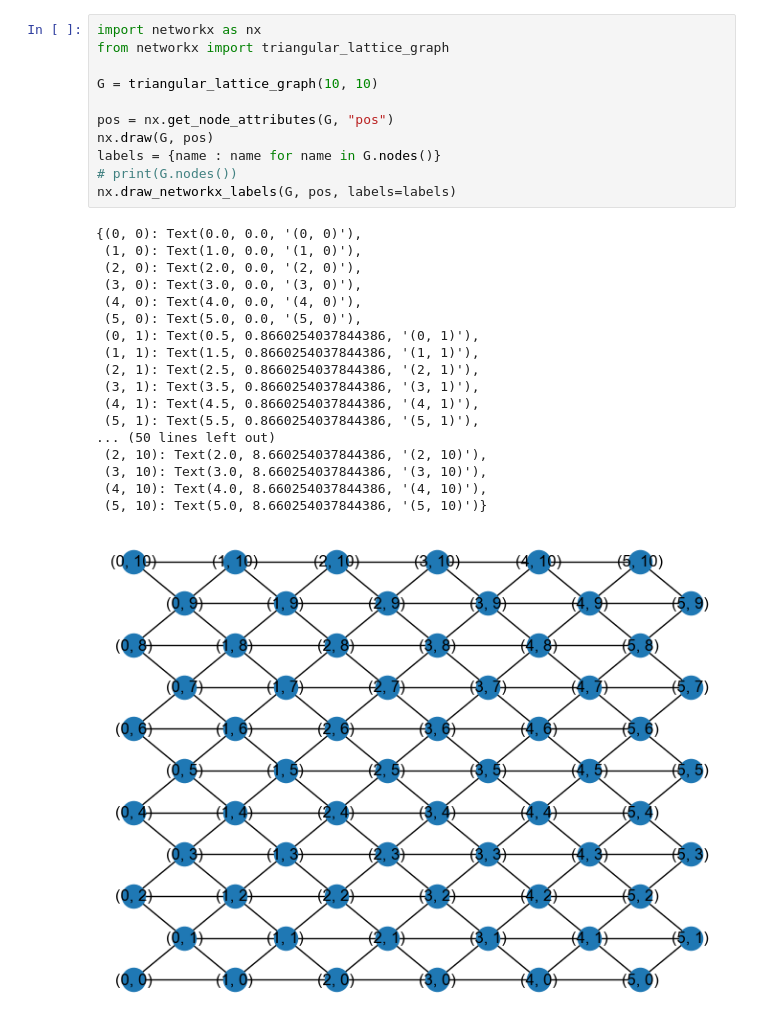
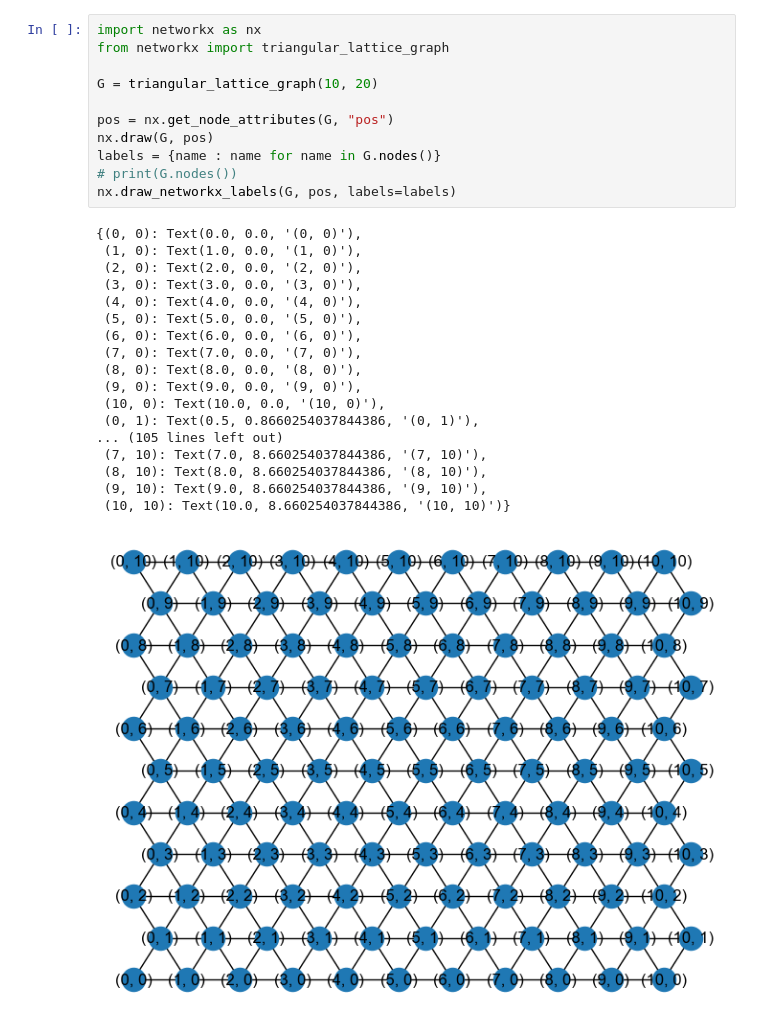
Before and after one commit to dziper/ECE227Tonnetz, a Jupyter notebook: Tonnetz.ipynb, the cells around one changed output. Cells and saved outputs as stored; diff of their text form.

```diff
--- a/Tonnetz.ipynb
+++ b/Tonnetz.ipynb
@@ -1,33 +1,33 @@
 # %%
 import networkx as nx
 from networkx import triangular_lattice_graph
 
-G = triangular_lattice_graph(10, 10)
+G = triangular_lattice_graph(10, 20)
 
 pos = nx.get_node_attributes(G, "pos")
 nx.draw(G, pos)
 labels = {name : name for name in G.nodes()}
 # print(G.nodes())
 nx.draw_networkx_labels(G, pos, labels=labels)
 # %% [output]
 {(0, 0): Text(0.0, 0.0, '(0, 0)'),
  (1, 0): Text(1.0, 0.0, '(1, 0)'),
  (2, 0): Text(2.0, 0.0, '(2, 0)'),
  (3, 0): Text(3.0, 0.0, '(3, 0)'),
  (4, 0): Text(4.0, 0.0, '(4, 0)'),
  (5, 0): Text(5.0, 0.0, '(5, 0)'),
+ (6, 0): Text(6.0, 0.0, '(6, 0)'),
+ (7, 0): Text(7.0, 0.0, '(7, 0)'),
+ (8, 0): Text(8.0, 0.0, '(8, 0)'),
+ (9, 0): Text(9.0, 0.0, '(9, 0)'),
+ (10, 0): Text(10.0, 0.0, '(10, 0)'),
  (0, 1): Text(0.5, 0.8660254037844386, '(0, 1)'),
- (1, 1): Text(1.5, 0.8660254037844386, '(1, 1)'),
- (2, 1): Text(2.5, 0.8660254037844386, '(2, 1)'),
- (3, 1): Text(3.5, 0.8660254037844386, '(3, 1)'),
- (4, 1): Text(4.5, 0.8660254037844386, '(4, 1)'),
- (5, 1): Text(5.5, 0.8660254037844386, '(5, 1)'),
-... (50 lines left out)
- (2, 10): Text(2.0, 8.660254037844386, '(2, 10)'),
- (3, 10): Text(3.0, 8.660254037844386, '(3, 10)'),
- (4, 10): Text(4.0, 8.660254037844386, '(4, 10)'),
- (5, 10): Text(5.0, 8.660254037844386, '(5, 10)')}
+... (105 lines left out)
+ (7, 10): Text(7.0, 8.660254037844386, '(7, 10)'),
+ (8, 10): Text(8.0, 8.660254037844386, '(8, 10)'),
+ (9, 10): Text(9.0, 8.660254037844386, '(9, 10)'),
+ (10, 10): Text(10.0, 8.660254037844386, '(10, 10)')}
-[figure, old version]
+[figure, new version]
 # %%
 import re
 import math
```
Also changed, not shown: parts of 3 cells of this notebook, 2 other files.
